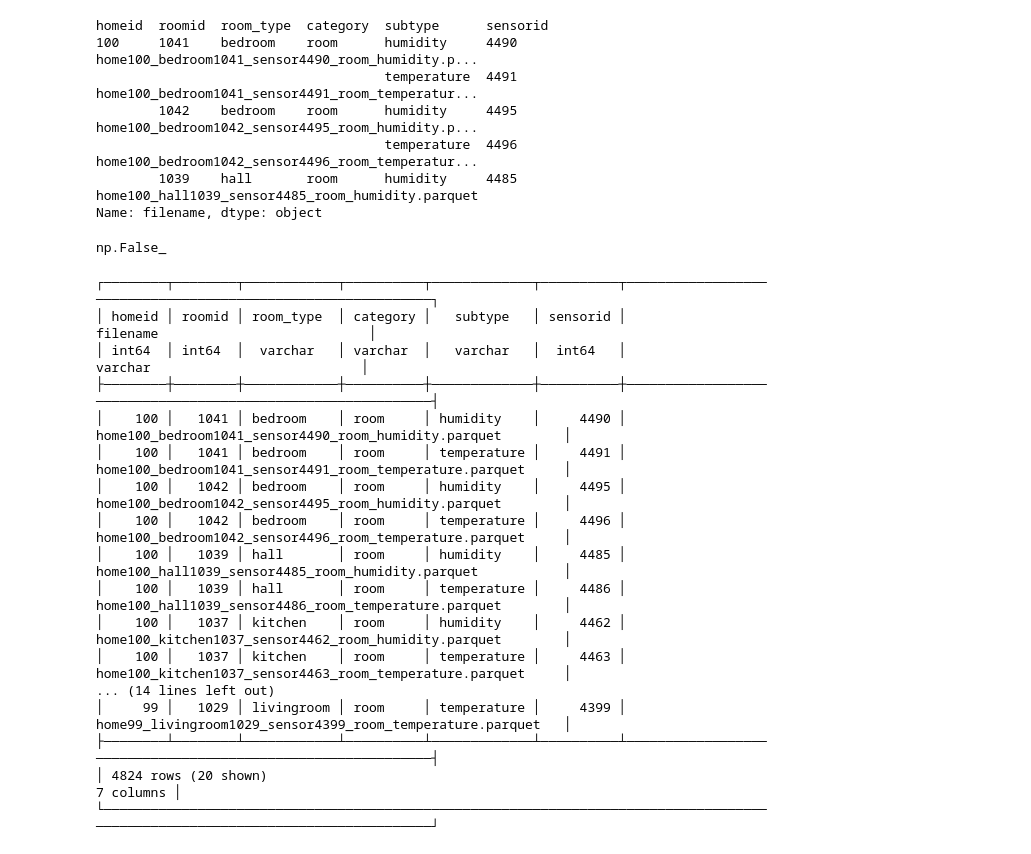
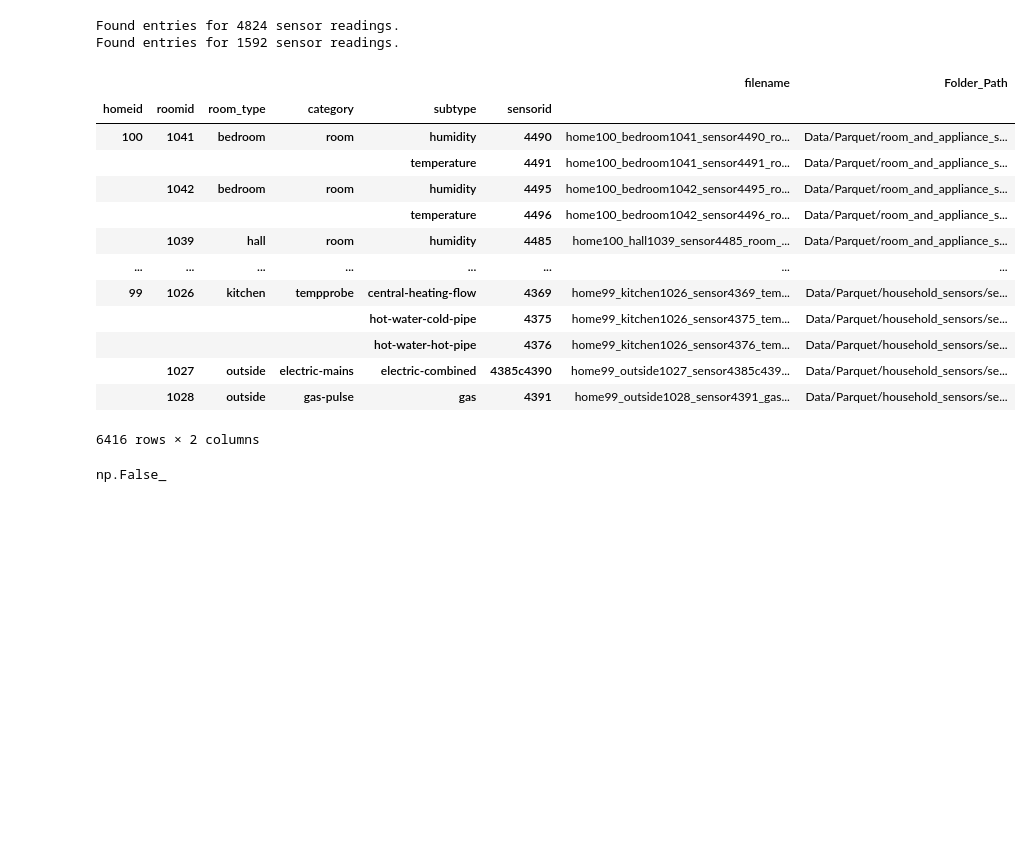
Before and after one commit to JSlusarek/Projekt-Dyplomowy-ISSI-Jan-lusarek-Kacper-Gruca, a Jupyter notebook: data_transformation.ipynb, the cells around one changed output. Saved outputs shown, nothing was run; the diff lists cells and outputs as text; code cells hidden in the pictures; blank space fills up the shorter version.

```diff
--- a/data_transformation.ipynb
+++ b/data_transformation.ipynb
@@ -6,16 +8,34 @@ import polars as pl
+# %%
+HS_p=path.Path("Data/Parquet/room_and_appliance_sensors/sensordata")
+RA_p=path.Path("Data/Parquet/household_sensors/sensordata")
+IdealHS=IdealDataInterface("Data\\CSV\\room_and_appliance_sensors\\sensordata").sensorid_mapping
+Ideal_RA=IdealDataInterface("Data\\CSV\\household_sensors\\sensordata").sensorid_mapping
+IdealHS['Folder_Path']= HS_p
+Ideal_RA['Folder_Path']= RA_p
+# %% [output]
+Found entries for 4824 sensor readings.
+Found entries for 1592 sensor readings.
+# %%
+Ideal=pd.concat([IdealHS ,Ideal_RA])
 # %%
-
-sensorid_parquet = Ideal.sensorid_mapping.copy()
+sensorid_parquet = Ideal.copy()
 sensorid_parquet['filename'] = sensorid_parquet['filename'].str.replace(r'\.csv\.gz$', '.parquet', regex=True)
-print(sensorid_parquet['filename'].head())
+sensorid_parquet
 # %% [output]
+|  |  |  |  |  |  | filename | Folder_Path |
+| homeid | roomid | room_type | category | subtype | sensorid |  |  |
+| 100 | 1041 | bedroom | room | humidity | 4490 | home100_bedroom1041_sensor4490_ro... | Data/Parquet/room_and_appliance_s... |
+|  |  |  |  | temperature | 4491 | home100_bedroom1041_sensor4491_ro... | Data/Parquet/room_and_appliance_s... |
+|  | 1042 | bedroom | room | humidity | 4495 | home100_bedroom1042_sensor4495_ro... | Data/Parquet/room_and_appliance_s... |
+|  |  |  |  | temperature | 4496 | home100_bedroom1042_sensor4496_ro... | Data/Parquet/room_and_appliance_s... |
+|  | 1039 | hall | room | humidity | 4485 | home100_hall1039_sensor4485_room_... | Data/Parquet/room_and_appliance_s... |
+| ... | ... | ... | ... | ... | ... | ... | ... |
+| 99 | 1026 | kitchen | tempprobe | central-heating-flow | 4369 | home99_kitchen1026_sensor4369_tem... | Data/Parquet/household_sensors/se... |
+|  |  |  |  | hot-water-cold-pipe | 4375 | home99_kitchen1026_sensor4375_tem... | Data/Parquet/household_sensors/se... |
+|  |  |  |  | hot-water-hot-pipe | 4376 | home99_kitchen1026_sensor4376_tem... | Data/Parquet/household_sensors/se... |
+|  | 1027 | outside | electric-mains | electric-combined | 4385c4390 | home99_outside1027_sensor4385c439... | Data/Parquet/household_sensors/se... |
+|  | 1028 | outside | gas-pulse | gas | 4391 | home99_outside1028_sensor4391_gas... | Data/Parquet/household_sensors/se... |
-homeid  roomid  room_type  category  subtype      sensorid
-100     1041    bedroom    room      humidity     4490        home100_bedroom1041_sensor4490_room_humidity.p...
-                                     temperature  4491        home100_bedroom1041_sensor4491_room_temperatur...
-        1042    bedroom    room      humidity     4495        home100_bedroom1042_sensor4495_room_humidity.p...
-                                     temperature  4496        home100_bedroom1042_sensor4496_room_temperatur...
-        1039    hall       room      humidity     4485        home100_hall1039_sensor4485_room_humidity.parquet
-Name: filename, dtype: object
+6416 rows × 2 columns
 # %%
 sensorid_parquet['filename'].str.contains('.csv', regex=False).any()
 # %% [output]
@@ -25,25 +45 @@ Ideal.categories().to_csv('Data\\NAV\\Categories_nav.csv',index=False)
 sensorid_parquet.to_csv('Data\\NAV\\SensorID_mapping_nav.csv')
-# %%
-duckdb.query("""
-    SELECT *
-    FROM 'Data/NAV/SensorID_mapping_nav.csv'
-
-""")
-# %% [output]
-┌────────┬────────┬────────────┬──────────┬─────────────┬──────────┬─────────────────────────────────────────────────────────────┐
-│ homeid │ roomid │ room_type  │ category │   subtype   │ sensorid │                          filename                           │
-│ int64  │ int64  │  varchar   │ varchar  │   varchar   │  int64   │                           varchar                           │
-├────────┼────────┼────────────┼──────────┼─────────────┼──────────┼─────────────────────────────────────────────────────────────┤
-│    100 │   1041 │ bedroom    │ room     │ humidity    │     4490 │ home100_bedroom1041_sensor4490_room_humidity.parquet        │
-│    100 │   1041 │ bedroom    │ room     │ temperature │     4491 │ home100_bedroom1041_sensor4491_room_temperature.parquet     │
-│    100 │   1042 │ bedroom    │ room     │ humidity    │     4495 │ home100_bedroom1042_sensor4495_room_humidity.parquet        │
-│    100 │   1042 │ bedroom    │ room     │ temperature │     4496 │ home100_bedroom1042_sensor4496_room_temperature.parquet     │
-│    100 │   1039 │ hall       │ room     │ humidity    │     4485 │ home100_hall1039_sensor4485_room_humidity.parquet           │
-│    100 │   1039 │ hall       │ room     │ temperature │     4486 │ home100_hall1039_sensor4486_room_temperature.parquet        │
-│    100 │   1037 │ kitchen    │ room     │ humidity    │     4462 │ home100_kitchen1037_sensor4462_room_humidity.parquet        │
-│    100 │   1037 │ kitchen    │ room     │ temperature │     4463 │ home100_kitchen1037_sensor4463_room_temperature.parquet     │
-... (14 lines left out)
-│     99 │   1029 │ livingroom │ room     │ temperature │     4399 │ home99_livingroom1029_sensor4399_room_temperature.parquet   │
-├────────┴────────┴────────────┴──────────┴─────────────┴──────────┴─────────────────────────────────────────────────────────────┤
-│ 4824 rows (20 shown)                                                                                                 7 columns │
-└────────────────────────────────────────────────────────────────────────────────────────────────────────────────────────────────┘
```
Also changed, not shown: parts of 32 cells of this notebook, 2 other files.
